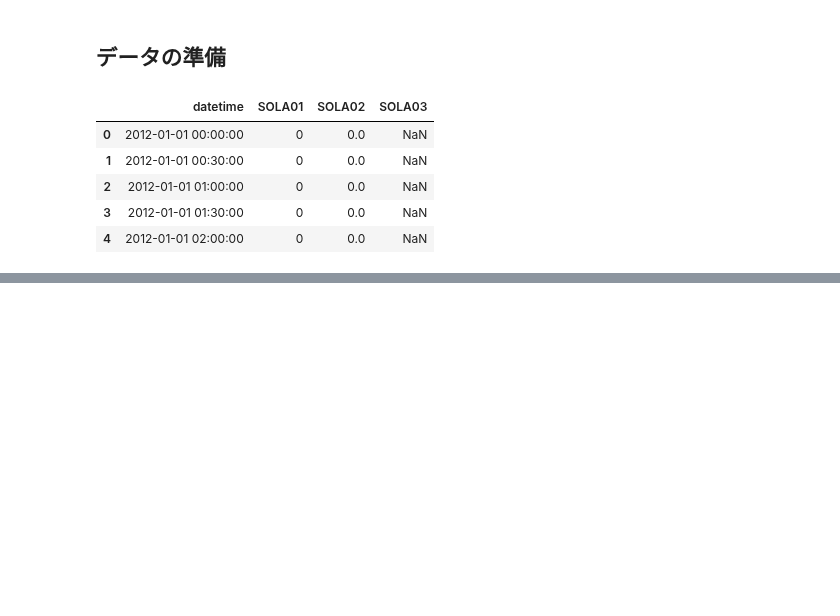
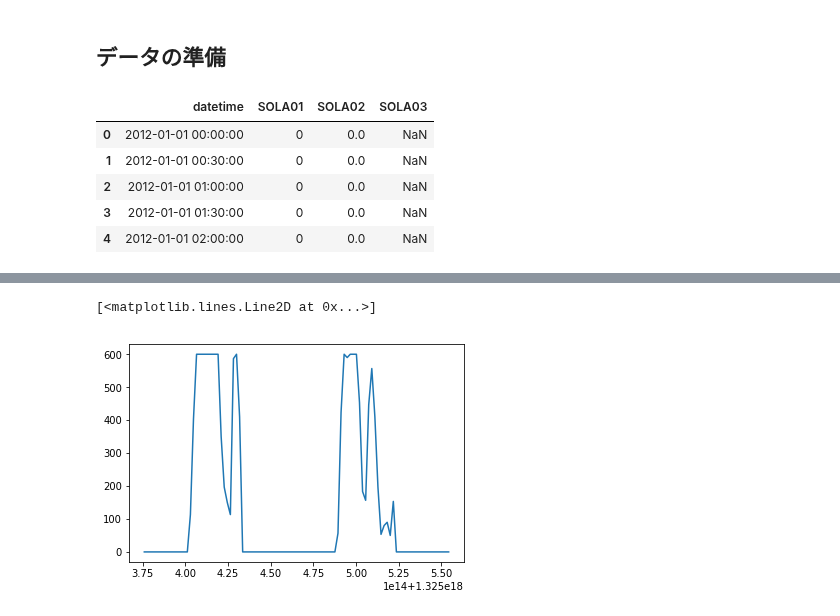
Before and after one commit to gciteam6/predict_amd, a Jupyter notebook: rnn_test.ipynb, the cells around one changed output, grey strips where cells are left out. Drawn from its saved outputs; the diff is of its cells as text; code cells hidden in the pictures; blank space fills up the shorter version.

```diff
--- a/rnn_test.ipynb
+++ b/rnn_test.ipynb
@@ -87,0 +209,5 @@ amd_data.head()
+# %%
+plt.plot(amd_data['sl'][0:100])
+# %% [output]
+[<matplotlib.lines.Line2D at 0x...>]
+[figure, added]
```
Also changed, not shown: parts of 11 cells of this notebook, 4 other files.
